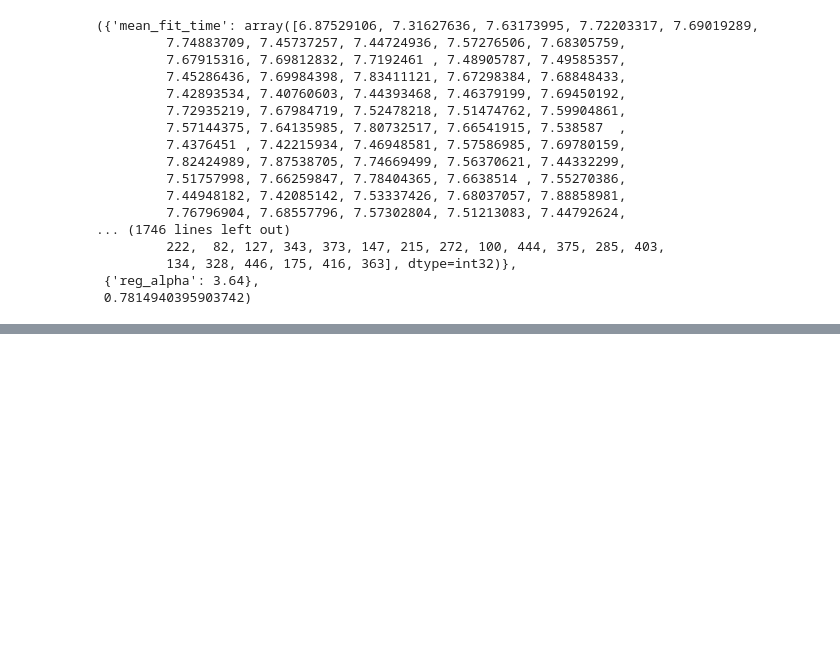
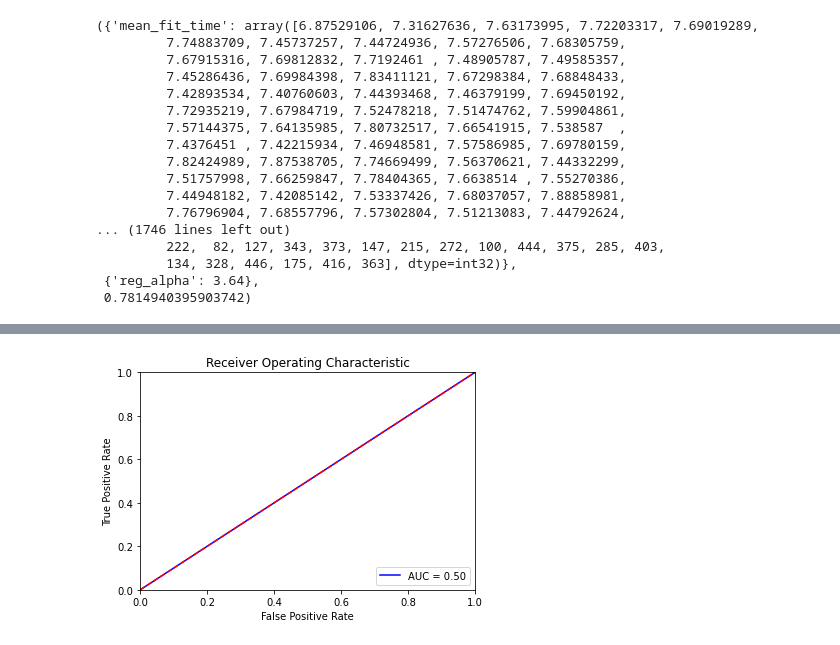
Before and after one commit to kkadzielna/project_14, a Jupyter notebook: XGBoost.ipynb, the cells around one changed output, grey strips where cells are left out. Drawn from its saved outputs; the diff is of its cells as text; code cells hidden in the pictures; blank space fills up the shorter version.

```diff
--- a/XGBoost.ipynb
+++ b/XGBoost.ipynb
@@ -562,0 +675,20 @@ AUC score : 0.813471
+# %%
+from itertools import chain, combinations
+from scipy import stats
+#dep = np.random.choice(df,replace = False, size = n)
+dep = dp.query('has_dep_diag in [1.0]')
+dep = dep.sample(n = 200, random_state = 1)
+no_dep = dp.query('has_dep_diag in [0.0]')
+no_dep = no_dep.sample(n = 200, random_state = 1)
+
+balanced = dep.append(no_dep)
+
+Xb, Yb = divid_X_Y(balanced,dic)
+
+Xb_shuffled = Xb
+yb_shuffled = Yb
+shuffle_dataset(200, pd. DataFrame(Xb), pd. DataFrame(Yb), pd. DataFrame(Xb_shuffled), pd. DataFrame(yb_shuffled))
+
+train_Xd, test_Xd, train_Yd, test_Yd = train_test_split(Xb_shuffled.index, yb_shuffled,test_size=0.5, random_state=40)
+train_Xd = X.iloc[train_Xd]
+test_Xd = X.iloc[test_Xd]
@@ -562,0 +740,19 @@ AUC score : 0.813471
+# %%
+import sklearn.metrics as metrics
+#imbalanced model on imblance train data set
+my_model.fit(train_X, train_Y['has_dep_diag'])
+preds = my_model.predict(test_X)
+fpr, tpr, threshold = metrics.roc_curve(test_Y['has_dep_diag'], preds)
+roc_auc = metrics.auc(fpr, tpr)
+
+import matplotlib.pyplot as plt
+plt.title('Receiver Operating Characteristic')
+plt.plot(fpr, tpr, 'b', label = 'AUC = %0.2f' % roc_auc)
+plt.legend(loc = 'lower right')
+plt.plot([0, 1], [0, 1],'r--')
+plt.xlim([0, 1])
+plt.ylim([0, 1])
+plt.ylabel('True Positive Rate')
+plt.xlabel('False Positive Rate')
+plt.show()
+# %% [output]
@@ -562,0 +760 @@ AUC score : 0.813471
+[figure, added]
```
Also changed, not shown: parts of 20 cells of this notebook.
